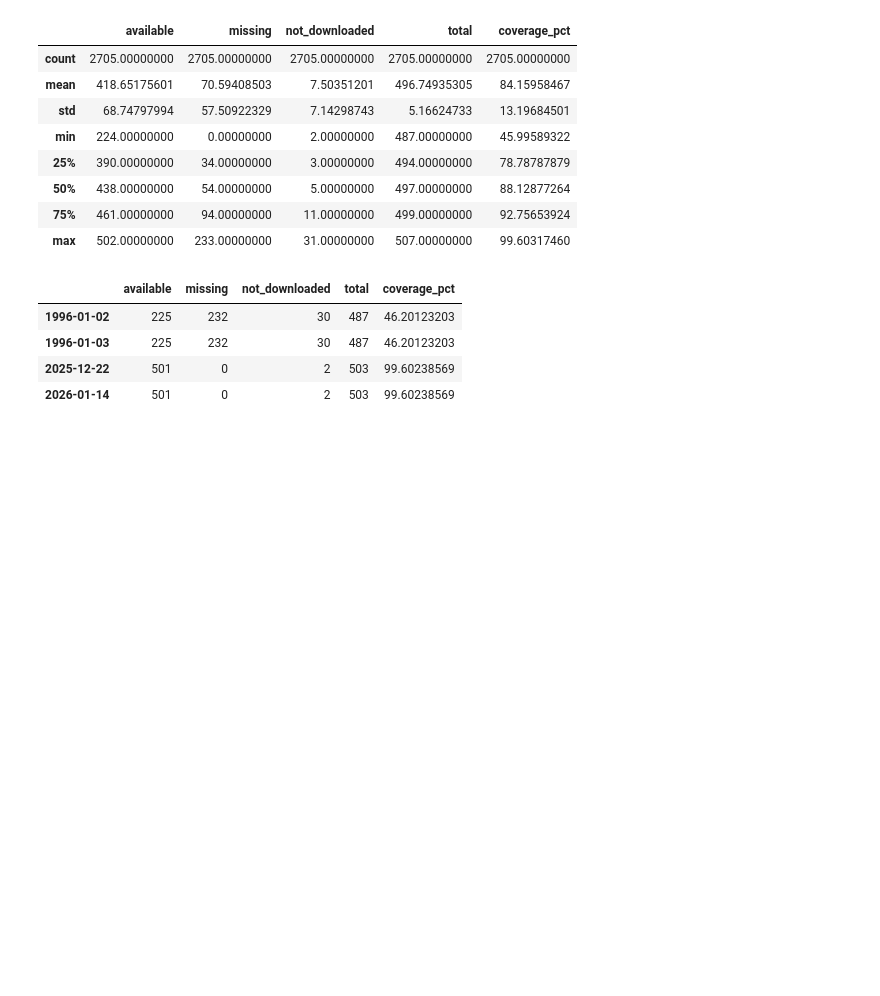
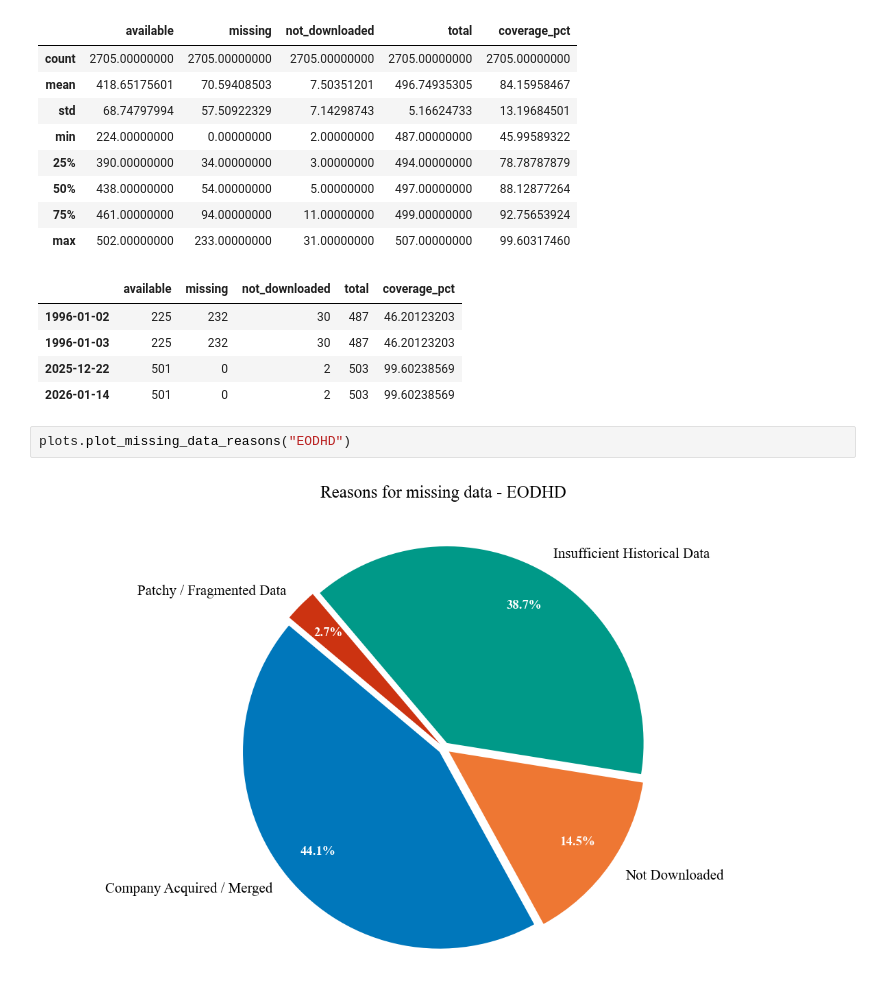
Before and after one commit to MichaelL200/data-driven-stock-portfolio-selection, a Jupyter notebook: notebooks/02c_data_stocks_eodhd.ipynb, the cells around one changed output. Saved outputs shown, nothing was run; the diff lists cells and outputs as text; blank space fills up the shorter version.

```diff
--- a/notebooks/02c_data_stocks_eodhd.ipynb
+++ b/notebooks/02c_data_stocks_eodhd.ipynb
@@ -105,3 +105,7 @@ None
 | 1996-01-03 | 225 | 232 | 30 | 487 | 46.20123203 |
 | 2025-12-22 | 501 | 0 | 2 | 503 | 99.60238569 |
 | 2026-01-14 | 501 | 0 | 2 | 503 | 99.60238569 |
+# %%
+plots.plot_missing_data_reasons("EODHD")
+# %% [output]
+[figure, added]
```
Also changed, not shown: 3 other files.
